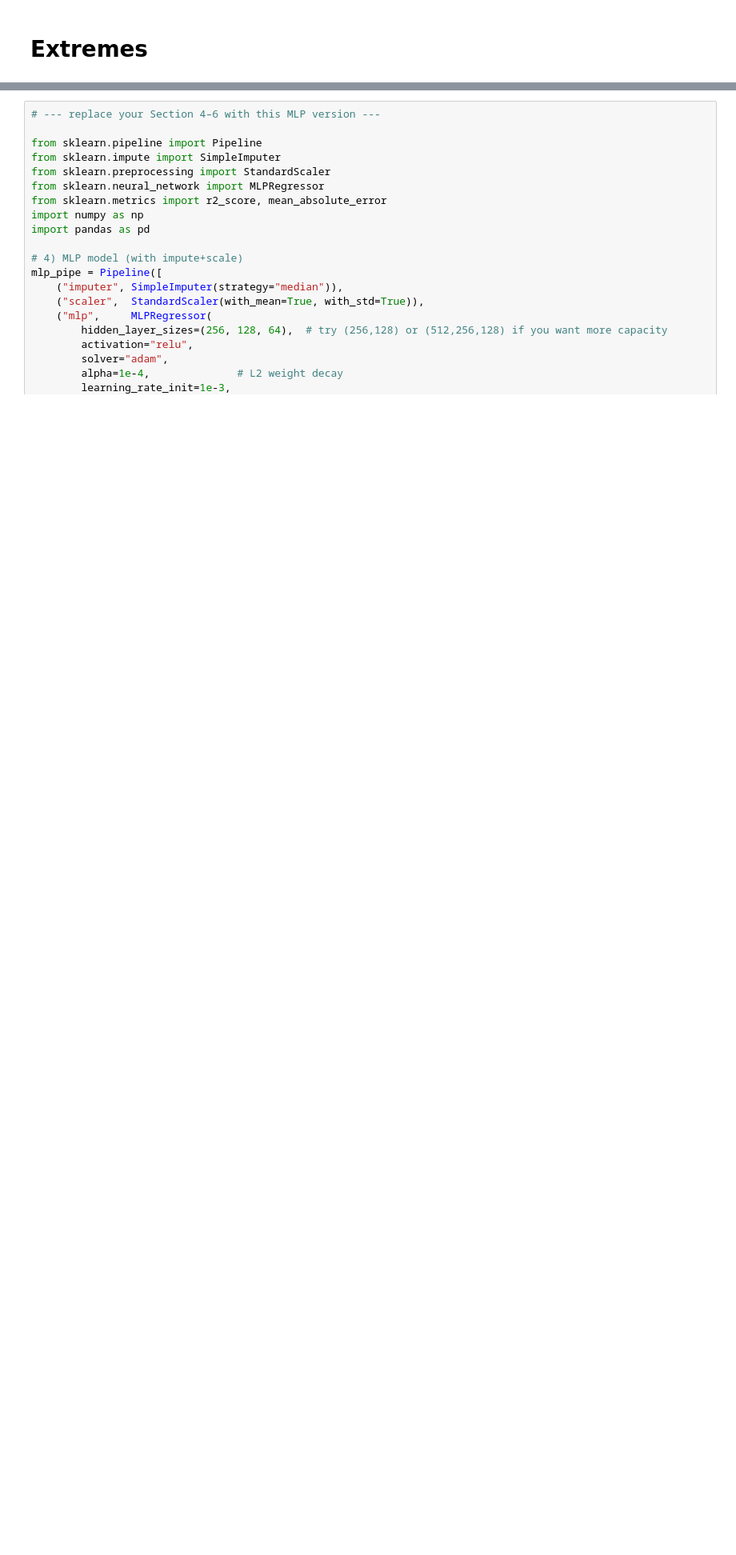
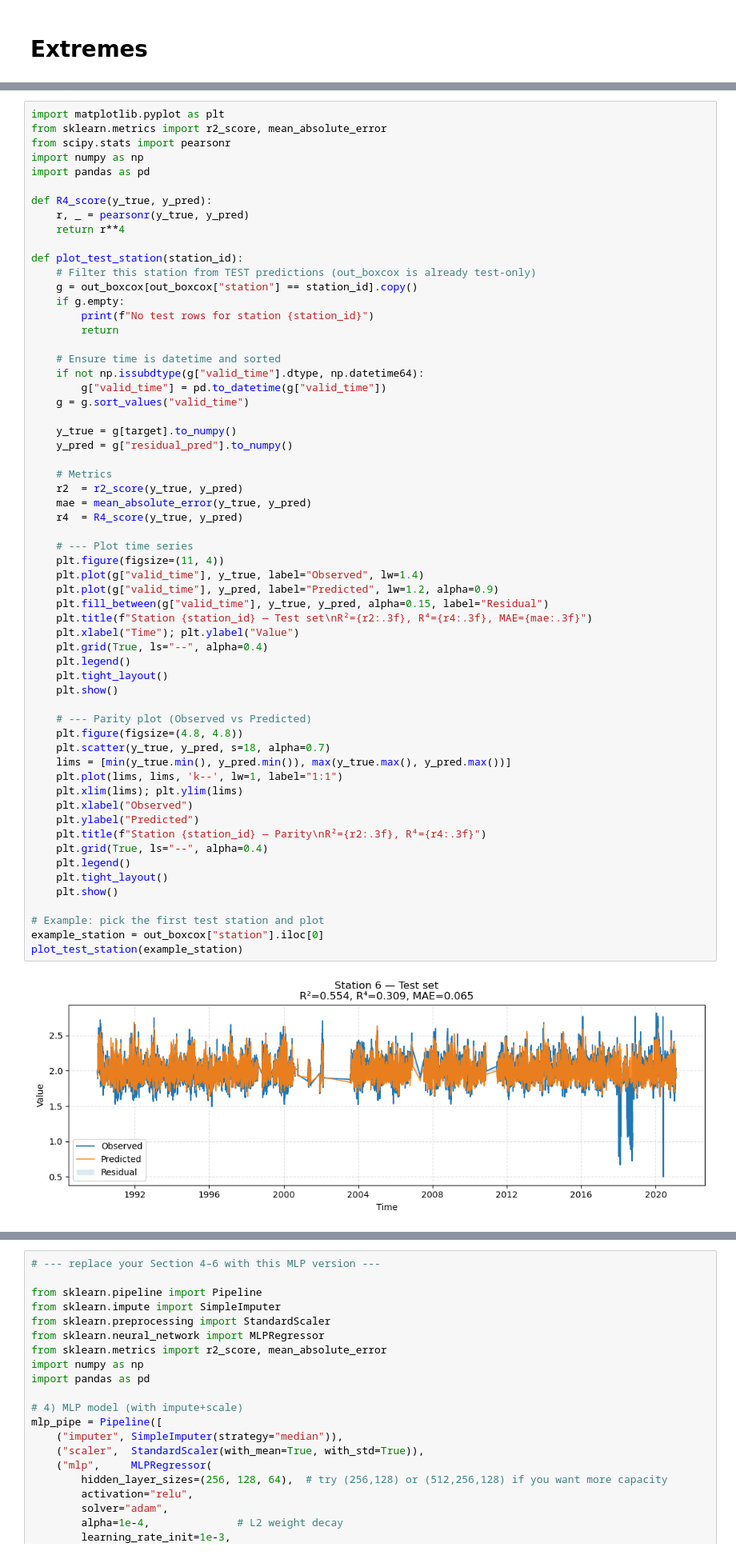
Before and after one commit to lisanneblok/ESL, a Jupyter notebook: notebooks/4_mlmodels/regression_transform.ipynb, the cells around one changed output, grey strips where cells are left out. Shown at 80% size. Drawn from its saved outputs; the diff is of its cells as text; blank space fills up the shorter version.

```diff
--- a/notebooks/4_mlmodels/regression_transform.ipynb
+++ b/notebooks/4_mlmodels/regression_transform.ipynb
@@ -943,0 +1038,62 @@ plot_station_residuals(preds['station'].iloc[0], year=2003)
+# %%
+import matplotlib.pyplot as plt
+from sklearn.metrics import r2_score, mean_absolute_error
+from scipy.stats import pearsonr
+import numpy as np
+import pandas as pd
+
+def R4_score(y_true, y_pred):
+    r, _ = pearsonr(y_true, y_pred)
+    return r**4
+
+def plot_test_station(station_id):
+    # Filter this station from TEST predictions (out_boxcox is already test-only)
+    g = out_boxcox[out_boxcox["station"] == station_id].copy()
+    if g.empty:
+        print(f"No test rows for station {station_id}")
+        return
+
+    # Ensure time is datetime and sorted
+    if not np.issubdtype(g["valid_time"].dtype, np.datetime64):
+        g["valid_time"] = pd.to_datetime(g["valid_time"])
+    g = g.sort_values("valid_time")
+
+    y_true = g[target].to_numpy()
+    y_pred = g["residual_pred"].to_numpy()
+
+    # Metrics
+    r2  = r2_score(y_true, y_pred)
+    mae = mean_absolute_error(y_true, y_pred)
+    r4  = R4_score(y_true, y_pred)
+
+    # --- Plot time series
+    plt.figure(figsize=(11, 4))
+    plt.plot(g["valid_time"], y_true, label="Observed", lw=1.4)
+    plt.plot(g["valid_time"], y_pred, label="Predicted", lw=1.2, alpha=0.9)
+    plt.fill_between(g["valid_time"], y_true, y_pred, alpha=0.15, label="Residual")
+    plt.title(f"Station {station_id} — Test set\nR²={r2:.3f}, R⁴={r4:.3f}, MAE={mae:.3f}")
+    plt.xlabel("Time"); plt.ylabel("Value")
+    plt.grid(True, ls="--", alpha=0.4)
+    plt.legend()
+    plt.tight_layout()
+    plt.show()
+
+    # --- Parity plot (Observed vs Predicted)
+    plt.figure(figsize=(4.8, 4.8))
+    plt.scatter(y_true, y_pred, s=18, alpha=0.7)
+    lims = [min(y_true.min(), y_pred.min()), max(y_true.max(), y_pred.max())]
+    plt.plot(lims, lims, 'k--', lw=1, label="1:1")
+    plt.xlim(lims); plt.ylim(lims)
+    plt.xlabel("Observed")
+    plt.ylabel("Predicted")
+    plt.title(f"Station {station_id} — Parity\nR²={r2:.3f}, R⁴={r4:.3f}")
+    plt.grid(True, ls="--", alpha=0.4)
+    plt.legend()
+    plt.tight_layout()
+    plt.show()
+
+# Example: pick the first test station and plot
+example_station = out_boxcox["station"].iloc[0]
+plot_test_station(example_station)
+# %% [output]
+[figure, added]
```
Also changed, not shown: parts of 7 cells of this notebook, 5 other files.
